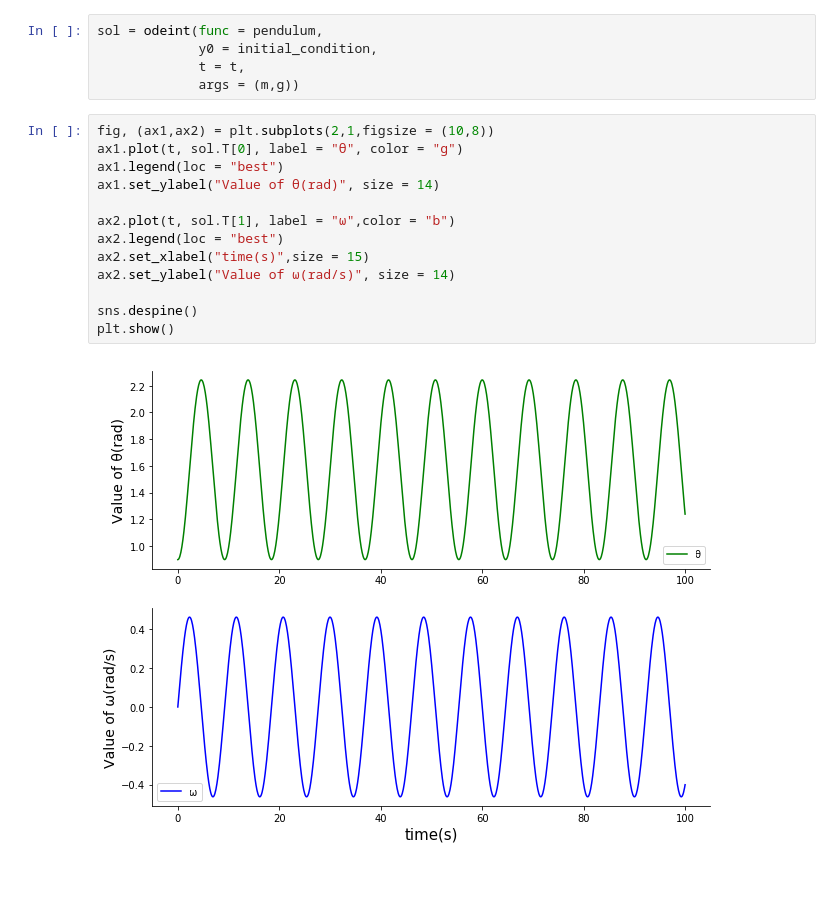
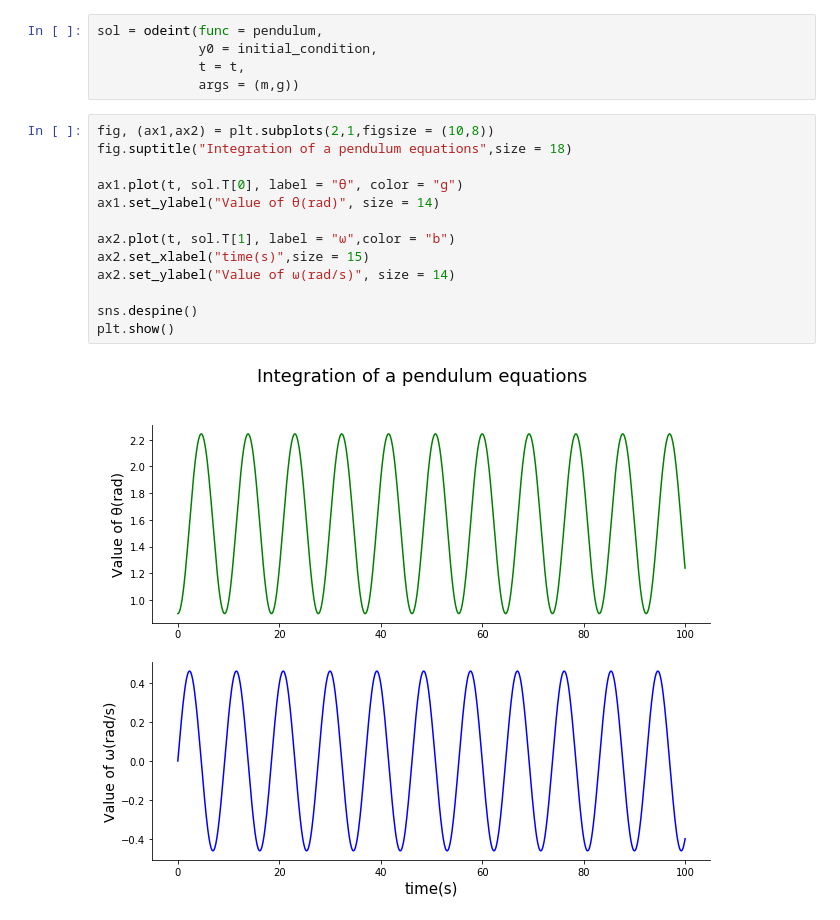
Before and after one commit to Mat092/laboratory-, a Jupyter notebook: some_try_with_odeint.ipynb, the cells around one changed output. Cells and saved outputs as stored; diff of their text form; blank space fills up the shorter version.

```diff
--- a/some_try_with_odeint.ipynb
+++ b/some_try_with_odeint.ipynb
@@ -51,19 +51,19 @@ sol = odeint(func = pendulum,
              args = (m,g))
 # %%
 fig, (ax1,ax2) = plt.subplots(2,1,figsize = (10,8))
+fig.suptitle("Integration of a pendulum equations",size = 18)
+
 ax1.plot(t, sol.T[0], label = "θ", color = "g")
-ax1.legend(loc = "best")
 ax1.set_ylabel("Value of θ(rad)", size = 14)
 
 ax2.plot(t, sol.T[1], label = "ω",color = "b")
-ax2.legend(loc = "best")
 ax2.set_xlabel("time(s)",size = 15)
 ax2.set_ylabel("Value of ω(rad/s)", size = 14)
 
 sns.despine()
 plt.show()
 # %% [output]
-[figure, old version]
+[figure, new version]
 # %%
 #now plotting the phase space.
 
```
Also changed, not shown: parts of 4 cells of this notebook.
